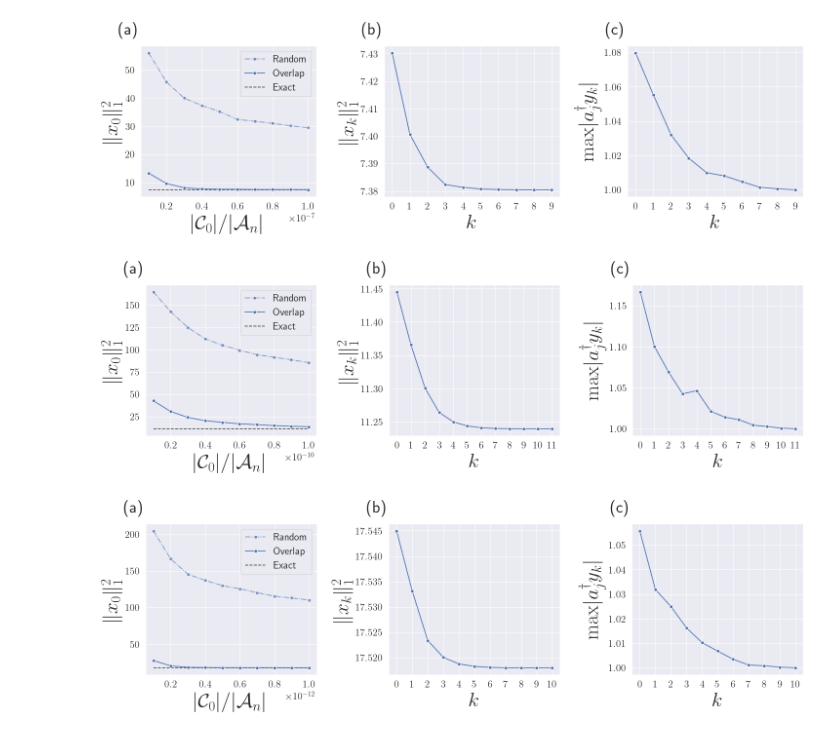
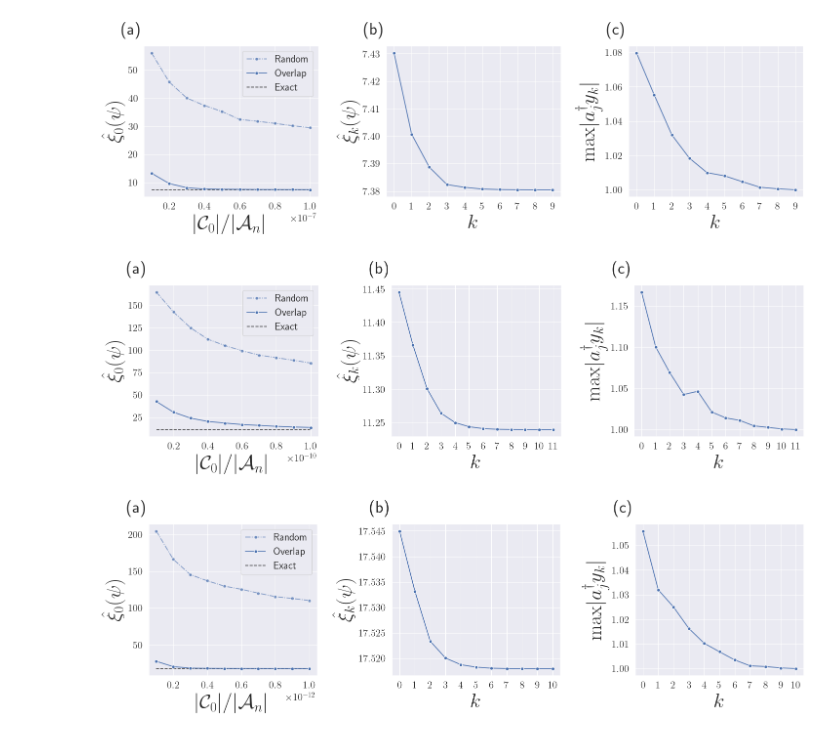
Before and after one commit to quantum-programming/stabilizer_extent, a Jupyter notebook: notebooks/make_fig.ipynb, the cells around one changed output. Saved outputs shown, nothing was run; the diff lists cells and outputs as text; code cells hidden in the pictures.

```diff
--- a/notebooks/make_fig.ipynb
+++ b/notebooks/make_fig.ipynb
@@ -54,7 +54,7 @@ def visualize_performance(n, kind, ax):
     ax.set_xlabel(
         r"$\lvert \mathcal{C}_0 \rvert / \lvert \mathcal{A}_n \rvert$", fontsize=30
     )
-    ax.set_ylabel(r"$\lVert x_0 \rVert_1^2$", fontsize=30)
+    ax.set_ylabel(r"$\hat{\xi}_0(\psi)$", fontsize=30)
 
 
 def visualize_CG(n, kind, ax1, ax2):
@@ -69,34 +69,34 @@ def visualize_CG(n, kind, ax1, ax2):
             extends.append(extend)
             max_values.append(max_value)
 
     sns.lineplot(x=list(range(len(extends))), y=extends, ax=ax1, marker="o")
     ax1.set_xlabel("$k$", fontsize=30)
-    ax1.set_ylabel("$\\lVert x_k \\rVert_1^2$", fontsize=30)
+    ax1.set_ylabel(r"$\hat{\xi}_k(\psi)$", fontsize=30)
     ax1.set_xticks(list(range(len(extends))))
     sns.lineplot(x=list(range(len(max_values))), y=max_values, ax=ax2, marker="o")
     ax2.set_xlabel("$k$", fontsize=30)
     ax2.set_ylabel("$\max \\lvert a_j^\dagger y_k \\rvert$", fontsize=30)
     ax2.set_xticks(list(range(len(max_values))))
 
 
 if __name__ == "__main__":
     for n in [7, 8, 9]:
         fig = plt.figure(figsize=(15, 5))
         ax1 = plt.subplot(1, 3, 1)
         visualize_performance(n, "pure", ax1)
         ax2 = plt.subplot(1, 3, 2)
         ax3 = plt.subplot(1, 3, 3)
         visualize_CG(n, "pure", ax2, ax3)
 
         ax1.set_title("(a)", fontsize=25, x=-0.07, y=1.05)
         ax2.set_title("(b)", fontsize=25, x=-0.07, y=1.05)
         ax3.set_title("(c)", fontsize=25, x=-0.07, y=1.05)
 
         plt.tight_layout()
         plt.savefig(f"../image/CG_{n}.pdf", bbox_inches="tight", pad_inches=0.1)
         plt.show()
         plt.close()
 # %% [output]
-[figure, old version]
+[figure, new version]
-[figure, old version]
+[figure, new version]
-[figure, old version]
+[figure, new version]
```
Also changed, not shown: 6 other files.
